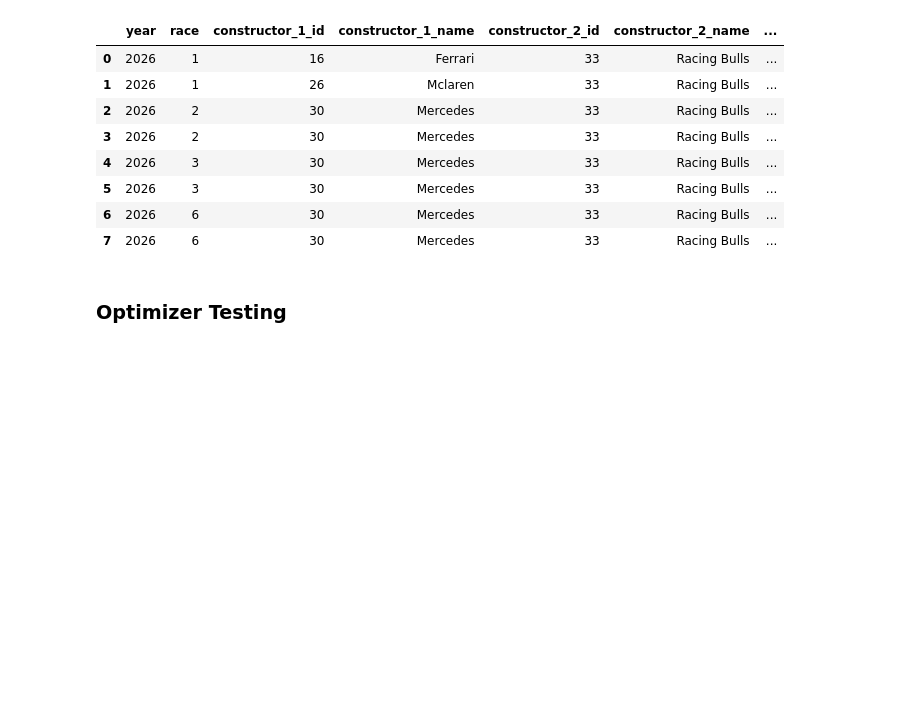
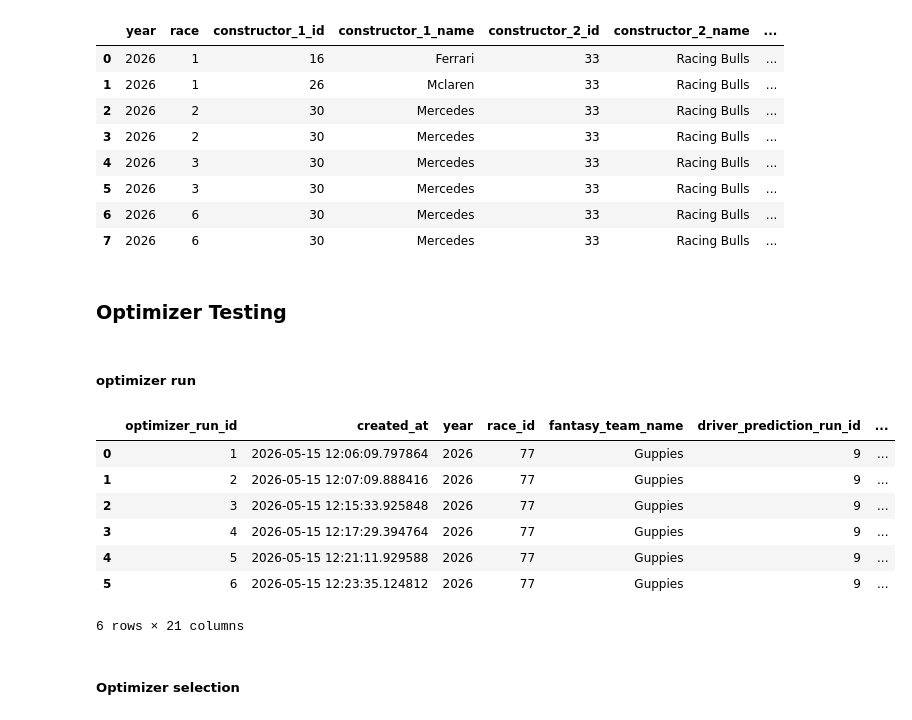
Before and after one commit to jguptil1/F1Fantasy, a Jupyter notebook: src/ingestion/database_testing.ipynb, the cells around one changed output. Cells and saved outputs as stored; diff of their text form; code cells hidden in the pictures; blank space fills up the shorter version.

Commit message:
optimization report tables complete

```diff
--- a/src/ingestion/database_testing.ipynb
+++ b/src/ingestion/database_testing.ipynb
@@ -2622,3 +2622,27 @@ team_config_table
 | 7 | 2026 | 6 | 30 | Mercedes | 33 | Racing Bulls | ... |
 # %% [markdown]
 ### Optimizer Testing
+# %% [markdown]
+##### optimizer run
+# %%
+def optimizer_run():
+    with duckdb.connect(DATABASE_PATH, read_only=True) as con:
+        result = con.execute("""
+            SELECT *
+            FROM optimizer_run
+        """).df()
+    return result
+
+optimizer_run_table = optimizer_run()
+optimizer_run_table
+# %% [output]
+|  | optimizer_run_id | created_at | year | race_id | fantasy_team_name | driver_prediction_run_id | ... |
+| 0 | 1 | 2026-05-15 12:06:09.797864 | 2026 | 77 | Guppies | 9 | ... |
+| 1 | 2 | 2026-05-15 12:07:09.888416 | 2026 | 77 | Guppies | 9 | ... |
+| 2 | 3 | 2026-05-15 12:15:33.925848 | 2026 | 77 | Guppies | 9 | ... |
+| 3 | 4 | 2026-05-15 12:17:29.394764 | 2026 | 77 | Guppies | 9 | ... |
+| 4 | 5 | 2026-05-15 12:21:11.929588 | 2026 | 77 | Guppies | 9 | ... |
+| 5 | 6 | 2026-05-15 12:23:35.124812 | 2026 | 77 | Guppies | 9 | ... |
+6 rows × 21 columns
+# %% [markdown]
+##### Optimizer selection
```
Also changed, not shown: parts of 2 cells of this notebook, 7 other files.
